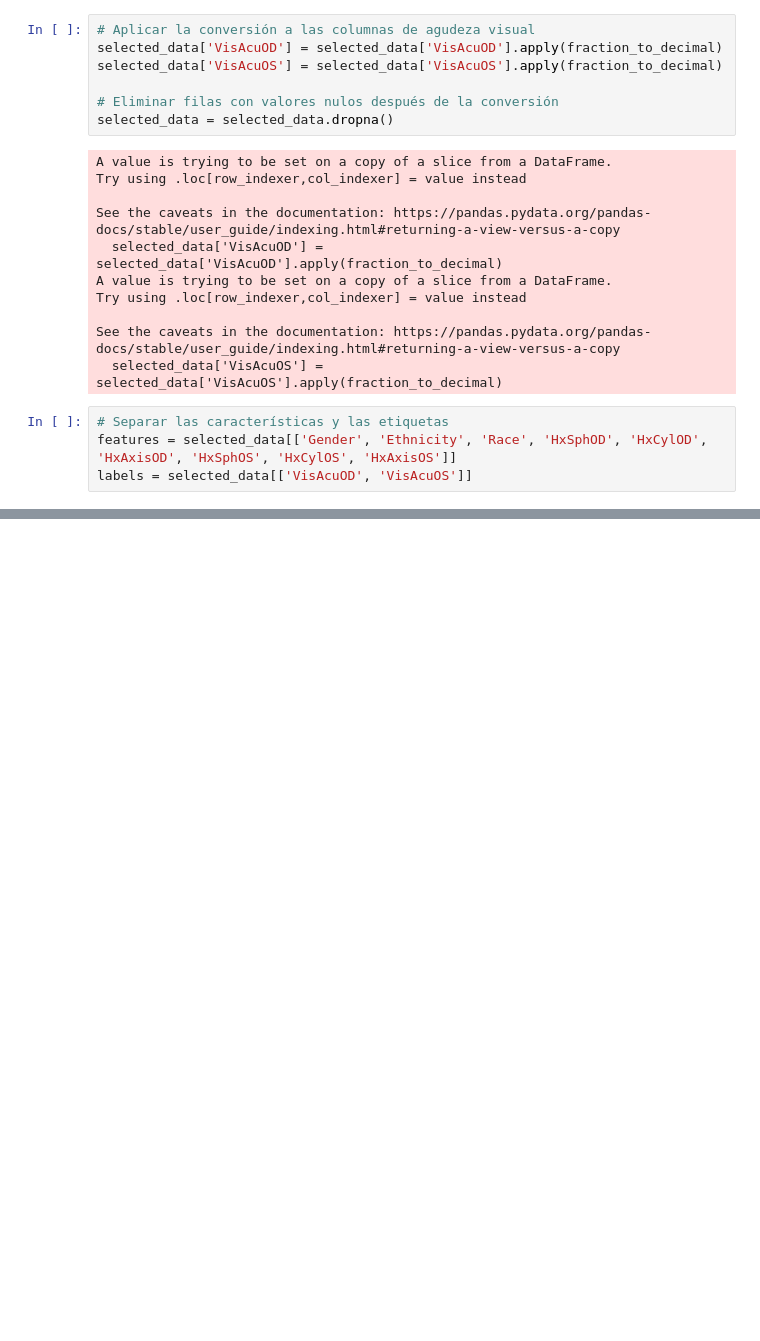
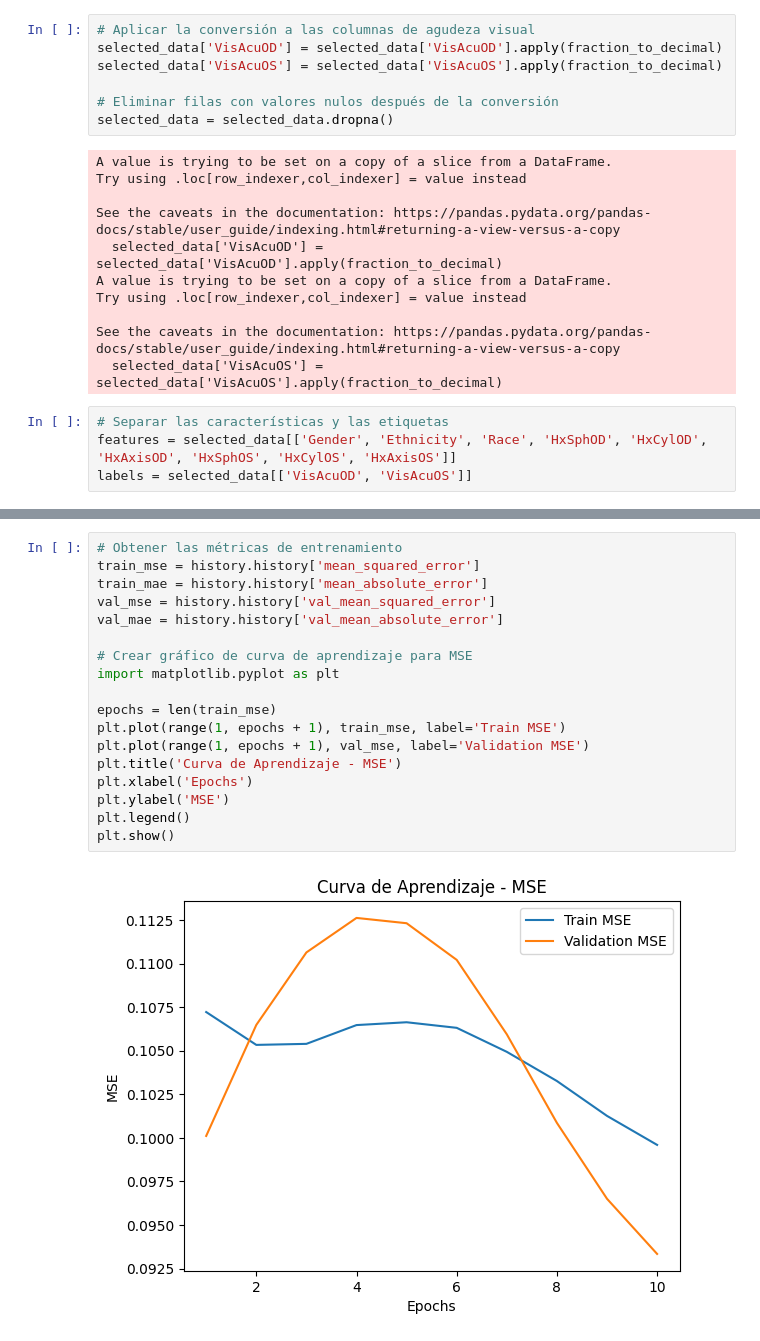
Before and after one commit to 000234768/proyecto_ia, a Jupyter notebook: Proyecto_ia.ipynb, the cells around one changed output, grey strips where cells are left out. Saved outputs shown, nothing was run; the diff lists cells and outputs as text; blank space fills up the shorter version.

```diff
--- a/Proyecto_ia.ipynb
+++ b/Proyecto_ia.ipynb
@@ -235,0 +241,20 @@ Mean Absolute Error: 0.25831133127212524
+# %%
+# Obtener las métricas de entrenamiento
+train_mse = history.history['mean_squared_error']
+train_mae = history.history['mean_absolute_error']
+val_mse = history.history['val_mean_squared_error']
+val_mae = history.history['val_mean_absolute_error']
+
+# Crear gráfico de curva de aprendizaje para MSE
+import matplotlib.pyplot as plt
+
+epochs = len(train_mse)
+plt.plot(range(1, epochs + 1), train_mse, label='Train MSE')
+plt.plot(range(1, epochs + 1), val_mse, label='Validation MSE')
+plt.title('Curva de Aprendizaje - MSE')
+plt.xlabel('Epochs')
+plt.ylabel('MSE')
+plt.legend()
+plt.show()
+# %% [output]
+[figure, added]
```
Also changed, not shown: parts of 2 cells of this notebook.
